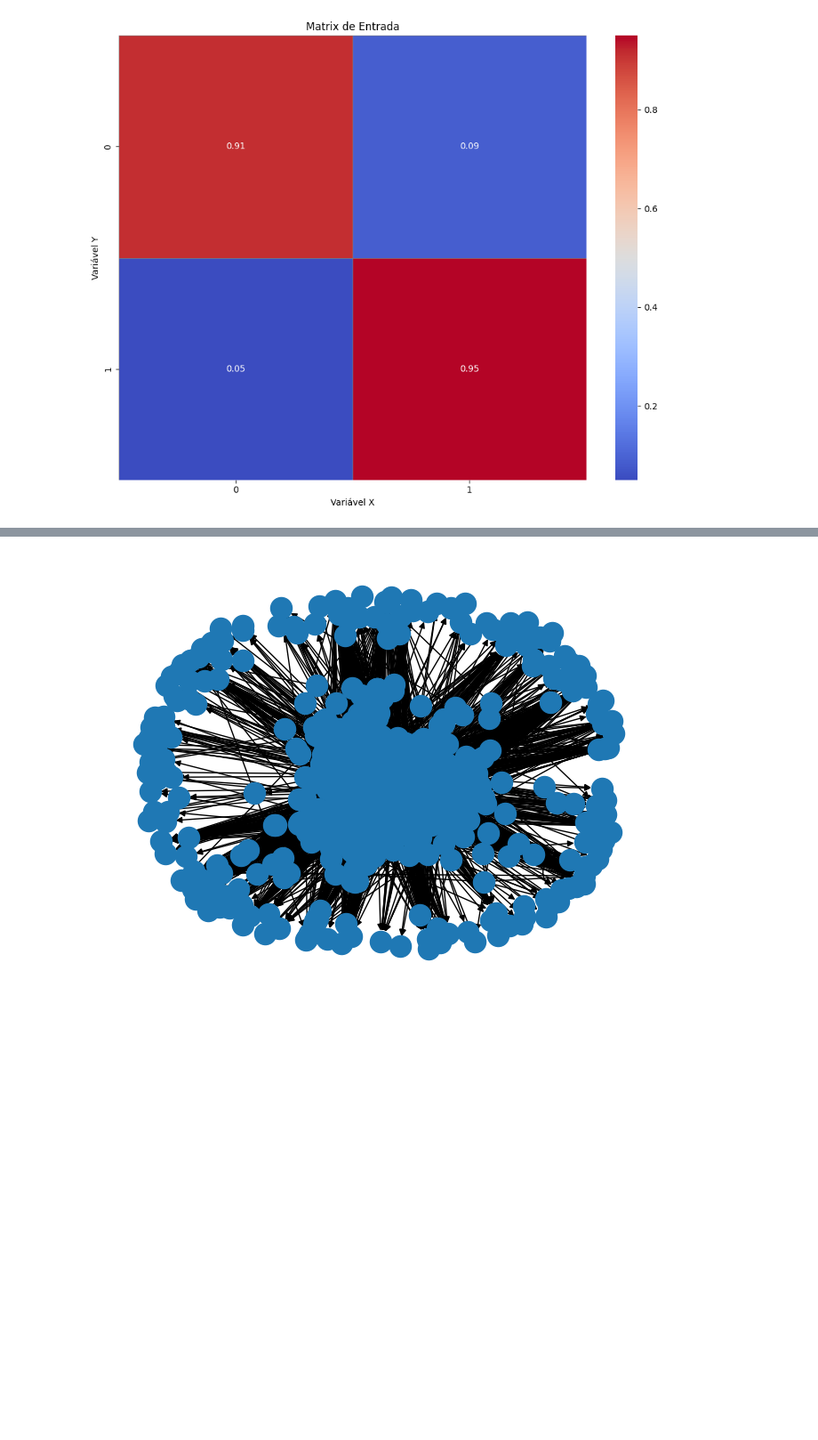
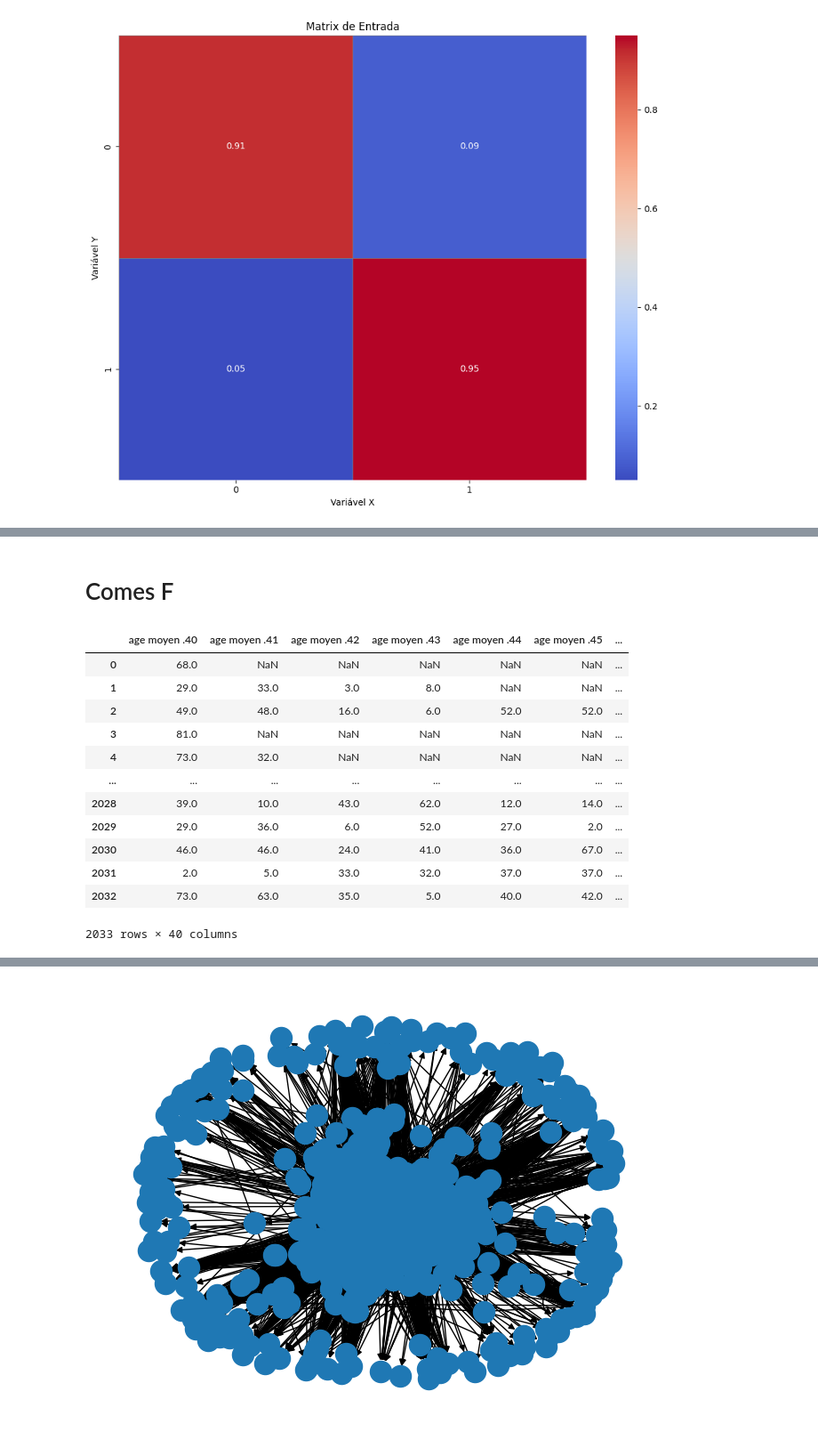
Before and after one commit to intcarlosmiguel/STCM, a Jupyter notebook: main.ipynb, the cells around one changed output, grey strips where cells are left out. Shown at 89% size. Cells and saved outputs as stored; diff of their text form; code cells hidden in the pictures; blank space fills up the shorter version.

```diff
--- a/main.ipynb
+++ b/main.ipynb
@@ -114,6 +177,8 @@ def generate_distribuition(G,categoria):
 # %%
 generate_distribuition(G,0)
 generate_distribuition(G,1)
+# %% [markdown]
+# Comes F
 # %%
 comes_f = pd.read_excel('./input/RawData_ComesF.xlsx',header =2)
 comes_f = comes_f.loc[:, ~comes_f.columns.str.contains('lieux')]
@@ -126,2 +194,18 @@ comes_f = comes_f.loc[:, ~comes_f.columns.str.contains("l'enfant")]
+# %%
+comes_f_day_2
+# %% [output]
+|  | age moyen .40 | age moyen .41 | age moyen .42 | age moyen .43 | age moyen .44 | age moyen .45 | ... |
+| 0 | 68.0 | NaN | NaN | NaN | NaN | NaN | ... |
+| 1 | 29.0 | 33.0 | 3.0 | 8.0 | NaN | NaN | ... |
+| 2 | 49.0 | 48.0 | 16.0 | 6.0 | 52.0 | 52.0 | ... |
+| 3 | 81.0 | NaN | NaN | NaN | NaN | NaN | ... |
+| 4 | 73.0 | 32.0 | NaN | NaN | NaN | NaN | ... |
+| ... | ... | ... | ... | ... | ... | ... | ... |
+| 2028 | 39.0 | 10.0 | 43.0 | 62.0 | 12.0 | 14.0 | ... |
+| 2029 | 29.0 | 36.0 | 6.0 | 52.0 | 27.0 | 2.0 | ... |
+| 2030 | 46.0 | 46.0 | 24.0 | 41.0 | 36.0 | 67.0 | ... |
+| 2031 | 2.0 | 5.0 | 33.0 | 32.0 | 37.0 | 37.0 | ... |
+| 2032 | 73.0 | 63.0 | 35.0 | 5.0 | 40.0 | 42.0 | ... |
+2033 rows × 40 columns
 # %%
 contatos = {}
```
Also changed, not shown: parts of 21 cells of this notebook, 15 other files.
